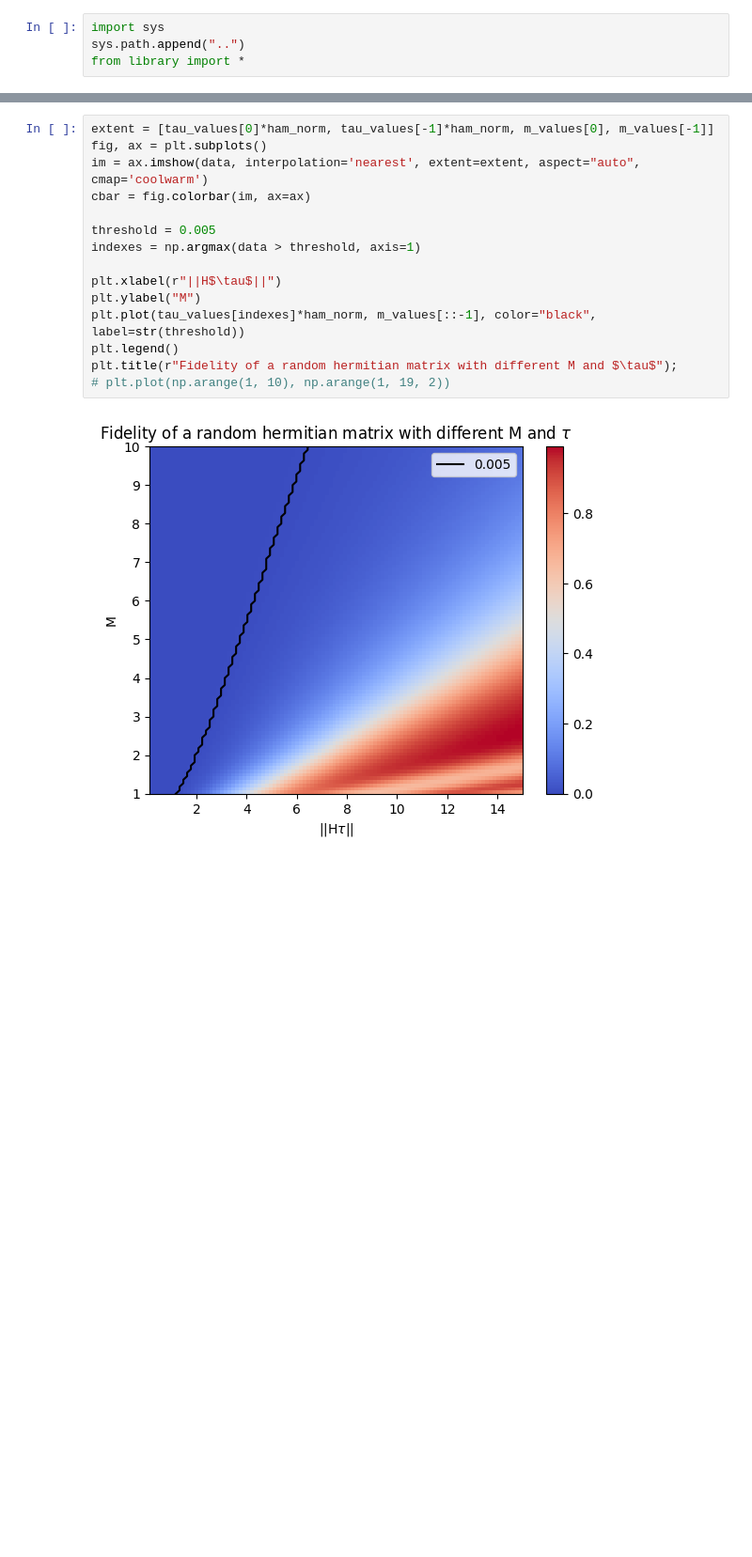
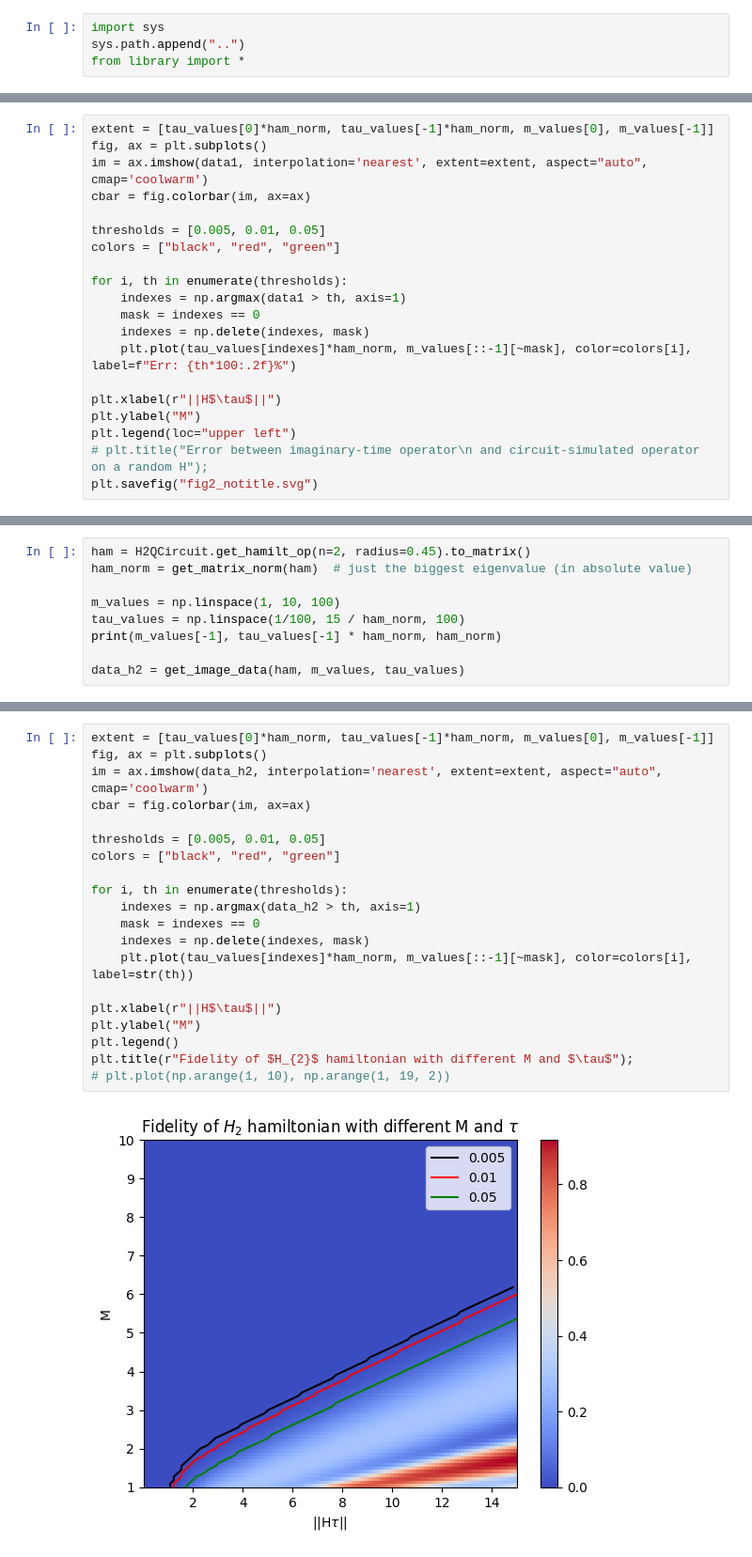
Before and after one commit to GiovanniZago/ImaginaryTimeEvolution, a Jupyter notebook: project/graph_makers/fig2.ipynb, the cells around one changed output, grey strips where cells are left out. Shown: that part at 94% size. Saved outputs shown, nothing was run; the diff lists cells and outputs as text; blank space fills up the shorter version.

```diff
--- a/project/graph_makers/fig2.ipynb
+++ b/project/graph_makers/fig2.ipynb
@@ -53,3 +47,23 @@ Step 97/100 done!
 Step 98/100 done!
 Step 99/100 done!
 Step 100/100 done!
+# %%
+extent = [tau_values[0]*ham_norm, tau_values[-1]*ham_norm, m_values[0], m_values[-1]]
+fig, ax = plt.subplots()
+im = ax.imshow(data1, interpolation='nearest', extent=extent, aspect="auto", cmap='coolwarm')
+cbar = fig.colorbar(im, ax=ax)
+
+thresholds = [0.005, 0.01, 0.05]
+colors = ["black", "red", "green"]
+
+for i, th in enumerate(thresholds):
+    indexes = np.argmax(data1 > th, axis=1)
+    mask = indexes == 0
+    indexes = np.delete(indexes, mask)
+    plt.plot(tau_values[indexes]*ham_norm, m_values[::-1][~mask], color=colors[i], label=f"Err: {th*100:.2f}%")
+
+plt.xlabel(r"||H$\tau$||")
+plt.ylabel("M")
+plt.legend(loc="upper left")
+# plt.title("Error between imaginary-time operator\n and circuit-simulated operator on a random H");
+plt.savefig("fig2_notitle.svg")
@@ -55,0 +72,9 @@ Step 100/100 done!
+# %%
+ham = H2QCircuit.get_hamilt_op(n=2, radius=0.45).to_matrix()
+ham_norm = get_matrix_norm(ham)  # just the biggest eigenvalue (in absolute value)
+
+m_values = np.linspace(1, 10, 100)
+tau_values = np.linspace(1/100, 15 / ham_norm, 100)
+print(m_values[-1], tau_values[-1] * ham_norm, ham_norm)
+
+data_h2 = get_image_data(ham, m_values, tau_values)
@@ -56,17 +99,22 @@ Step 100/100 done!
 # %%
 extent = [tau_values[0]*ham_norm, tau_values[-1]*ham_norm, m_values[0], m_values[-1]]
 fig, ax = plt.subplots()
-im = ax.imshow(data, interpolation='nearest', extent=extent, aspect="auto", cmap='coolwarm')
+im = ax.imshow(data_h2, interpolation='nearest', extent=extent, aspect="auto", cmap='coolwarm')
 cbar = fig.colorbar(im, ax=ax)
 
-threshold = 0.005
-indexes = np.argmax(data > threshold, axis=1)
+thresholds = [0.005, 0.01, 0.05]
+colors = ["black", "red", "green"]
+
+for i, th in enumerate(thresholds):
+    indexes = np.argmax(data_h2 > th, axis=1)
+    mask = indexes == 0
+    indexes = np.delete(indexes, mask)
+    plt.plot(tau_values[indexes]*ham_norm, m_values[::-1][~mask], color=colors[i], label=str(th))
 
 plt.xlabel(r"||H$\tau$||")
 plt.ylabel("M")
-plt.plot(tau_values[indexes]*ham_norm, m_values[::-1], color="black", label=str(threshold))
 plt.legend()
-plt.title(r"Fidelity of a random hermitian matrix with different M and $\tau$");
+plt.title(r"Fidelity of $H_{2}$ hamiltonian with different M and $\tau$");
 # plt.plot(np.arange(1, 10), np.arange(1, 19, 2))
 # %% [output]
-[figure, old version]
+[figure, new version]
```
Also changed, not shown: parts of 6 cells of this notebook, 5 other files.
